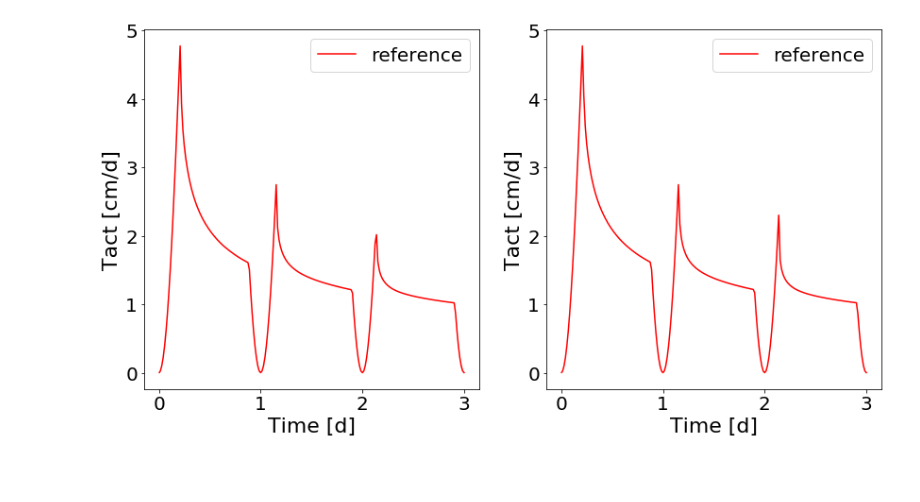
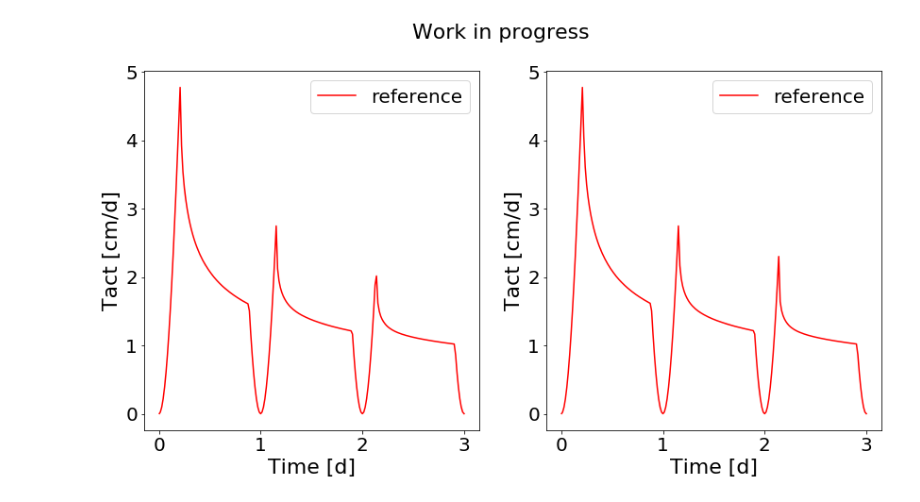
Before and after one commit to RSA-benchmarks/collaborative-comparison, a Jupyter notebook: C1 Coupled problem, static RSA/C1.2 Root system/C1.2 Automated comparison.ipynb, the cells around one changed output. Cells and saved outputs as stored; diff of their text form; code cells hidden in the pictures; blank space fills up the shorter version.

```diff
--- a/C1 Coupled problem, static RSA/C1.2 Root system/C1.2 Automated comparison.ipynb
+++ b/C1 Coupled problem, static RSA/C1.2 Root system/C1.2 Automated comparison.ipynb
@@ -25,31 +25,32 @@ ax[0].set_xlabel("Time [d]")
 ax[0].set_ylabel("Tact [cm/d]")
 ax[0].legend(l)
 
 # C1.2b
 l=[]
 for dirname, dirnames, filenames in os.walk('C1.2b Numerical results/.'):
     filenames.sort()
     for i,f in enumerate(filenames):
         try:
             l.append(Path(f).stem)
             data = np.loadtxt("C1.2b Numerical results/"+f,delimiter=';')
             pl, = ax[1].plot(data[0,:],data[1,:],col[i])
         except Exception as ex:
             print("Something went wrong with file "+f)
             print(ex)
 ax[1].set_xlabel("Time [d]")
 ax[1].set_ylabel("Tact [cm/d]")
 ax[1].legend(l)
 
 
 plt.rc('font', size=22)          # controls default text sizes
 plt.rc('axes', titlesize=22)     # fontsize of the axes title
 plt.rc('axes', labelsize=22)    # fontsize of the x and y labels
 plt.rc('xtick', labelsize=20)    # fontsize of the tick labels
 plt.rc('ytick', labelsize=20)    # fontsize of the tick labels
 plt.rc('legend', fontsize=20)    # legend fontsize
 plt.rc('figure', titlesize=22)  # fontsize of the figure title
 plt.savefig('m32_results.png', dpi=300, bbox_inches = "tight")
+fig.suptitle("Work in progress")
 plt.show()
 # %% [output]
-[figure, old version]
+[figure, new version]
```
